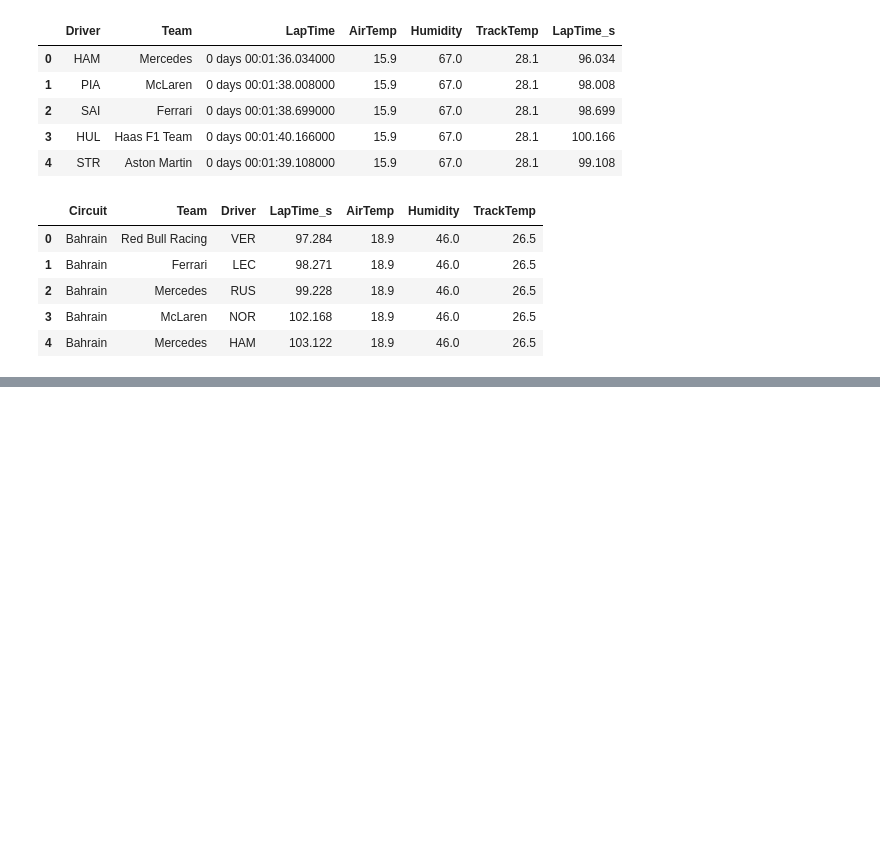
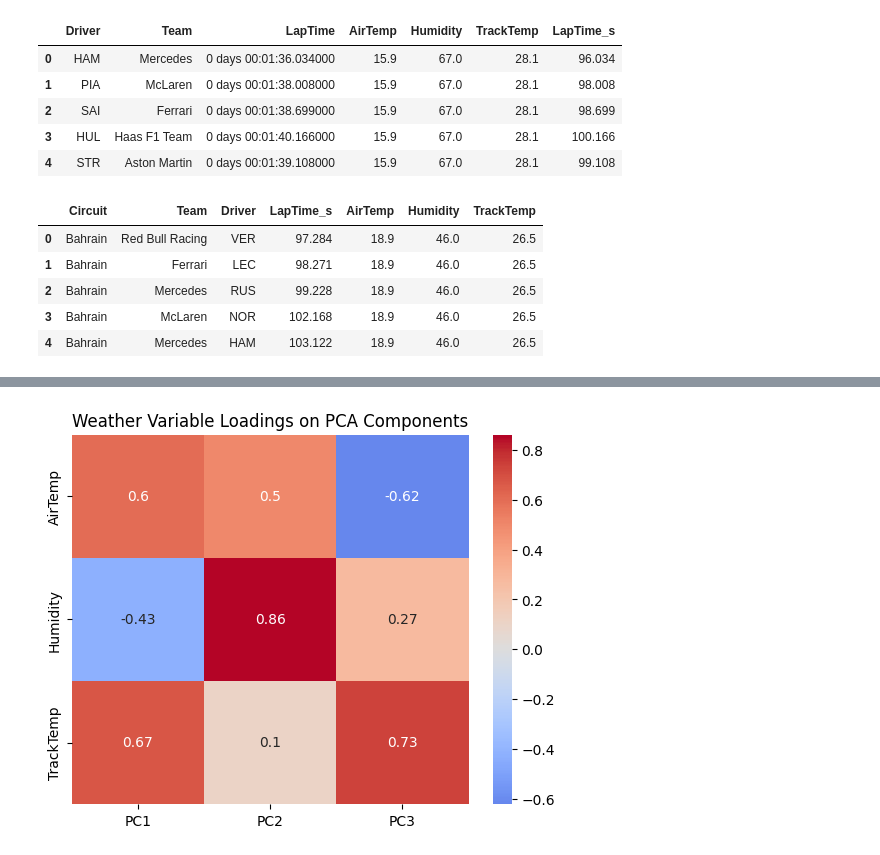
Before and after one commit to avnishkn/F1, a Jupyter notebook: f1.ipynb, the cells around one changed output, grey strips where cells are left out. Saved outputs shown, nothing was run; the diff lists cells and outputs as text; code cells hidden in the pictures; blank space fills up the shorter version.

```diff
--- a/f1.ipynb
+++ b/f1.ipynb
@@ -109,0 +160,11 @@ agg = (df_all
+# %%
+loadings = pd.DataFrame(
+    pca.components_.T,
+    columns=['PC1','PC2','PC3'],
+    index=features
+)
+sns.heatmap(loadings, annot=True, cmap='coolwarm', center=0)
+plt.title('Weather Variable Loadings on PCA Components')
+plt.show()
+# %% [output]
+[figure, added]
```
Also changed, not shown: parts of 7 cells of this notebook.
